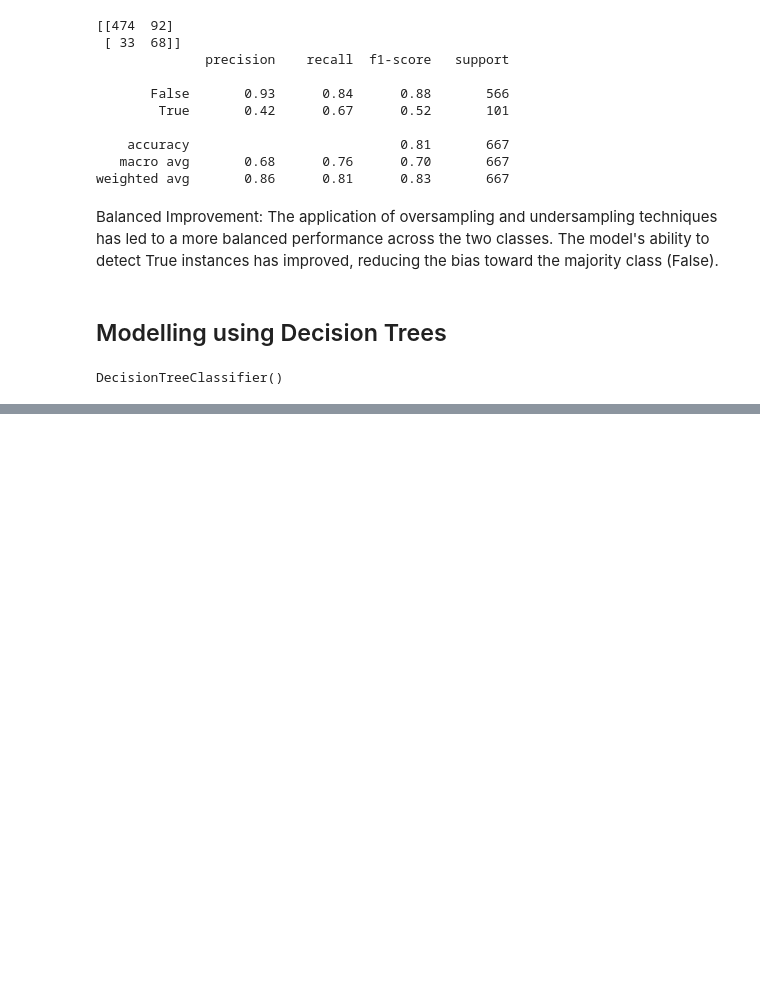
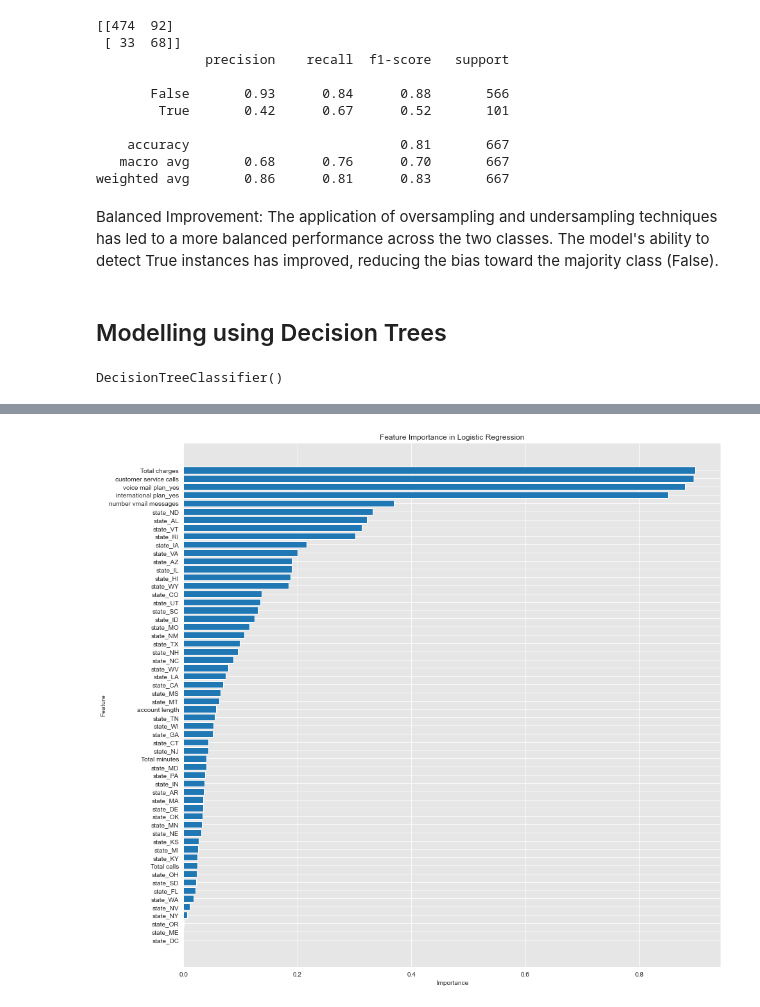
Before and after one commit to EdwinMbuthia/Phase-3-Project, a Jupyter notebook: index.ipynb, the cells around one changed output, grey strips where cells are left out. Cells and saved outputs as stored; diff of their text form; code cells hidden in the pictures; blank space fills up the shorter version.

```diff
--- a/index.ipynb
+++ b/index.ipynb
@@ -802,0 +807,22 @@ Based on these metrics:
+# %%
+# Getting the coefficients of the model
+coefficients = model.coef_[0]  # For binary classification, it's a 1D array
+
+# Creating a DataFrame for better visualization
+feature_importance_df = pd.DataFrame({
+    'Feature': X_train.columns,
+    'Importance': np.abs(coefficients)
+})
+
+# Sorting by the most important features
+feature_importance_df = feature_importance_df.sort_values(by='Importance', ascending=False)
+
+plt.figure(figsize=(15,15))
+plt.barh(feature_importance_df['Feature'], feature_importance_df['Importance'])
+plt.xlabel('Importance')
+plt.ylabel('Feature')
+plt.title('Feature Importance in Logistic Regression')
+plt.gca().invert_yaxis()
+plt.show()
+# %% [output]
+[figure, added]
```
Also changed, not shown: parts of 10 cells of this notebook.
